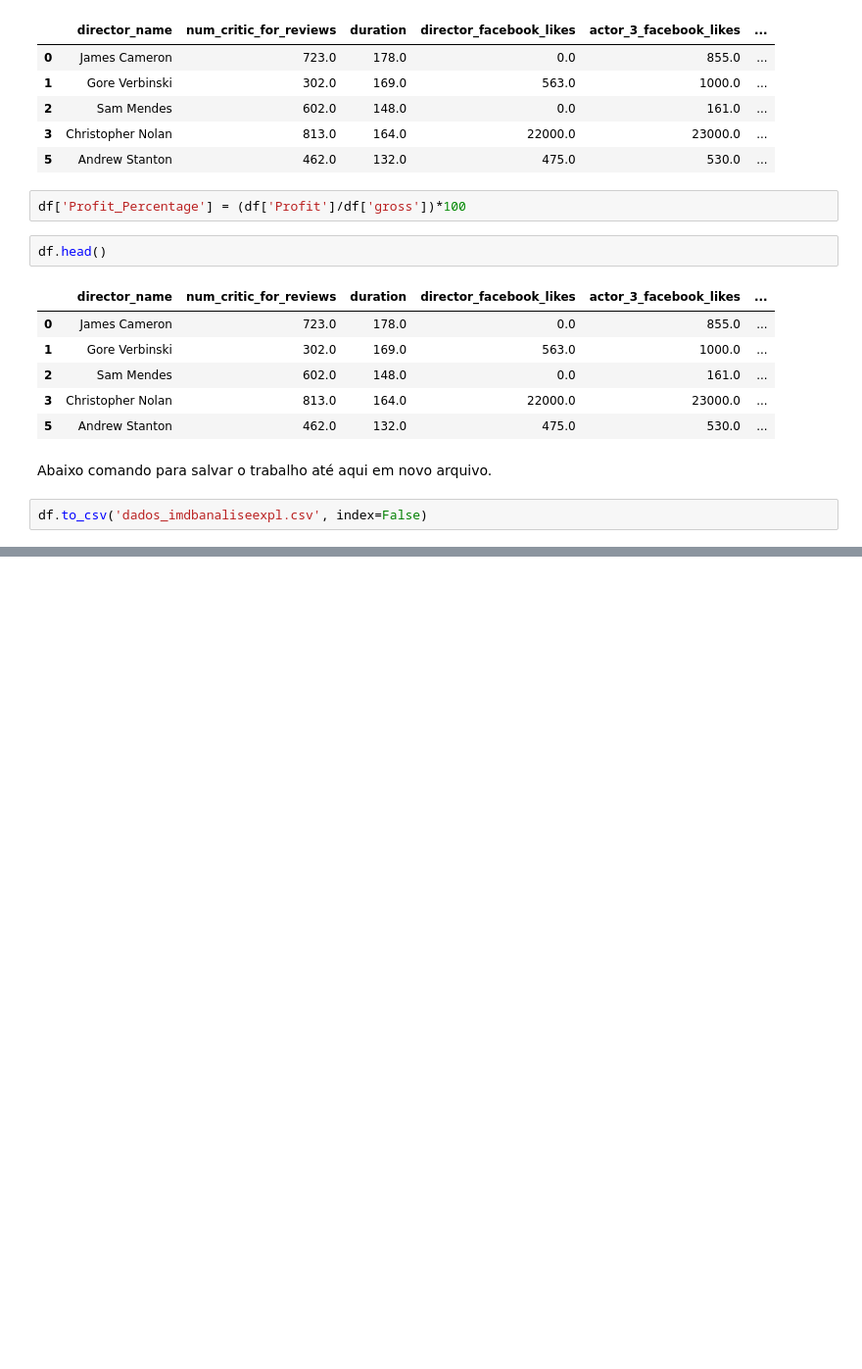
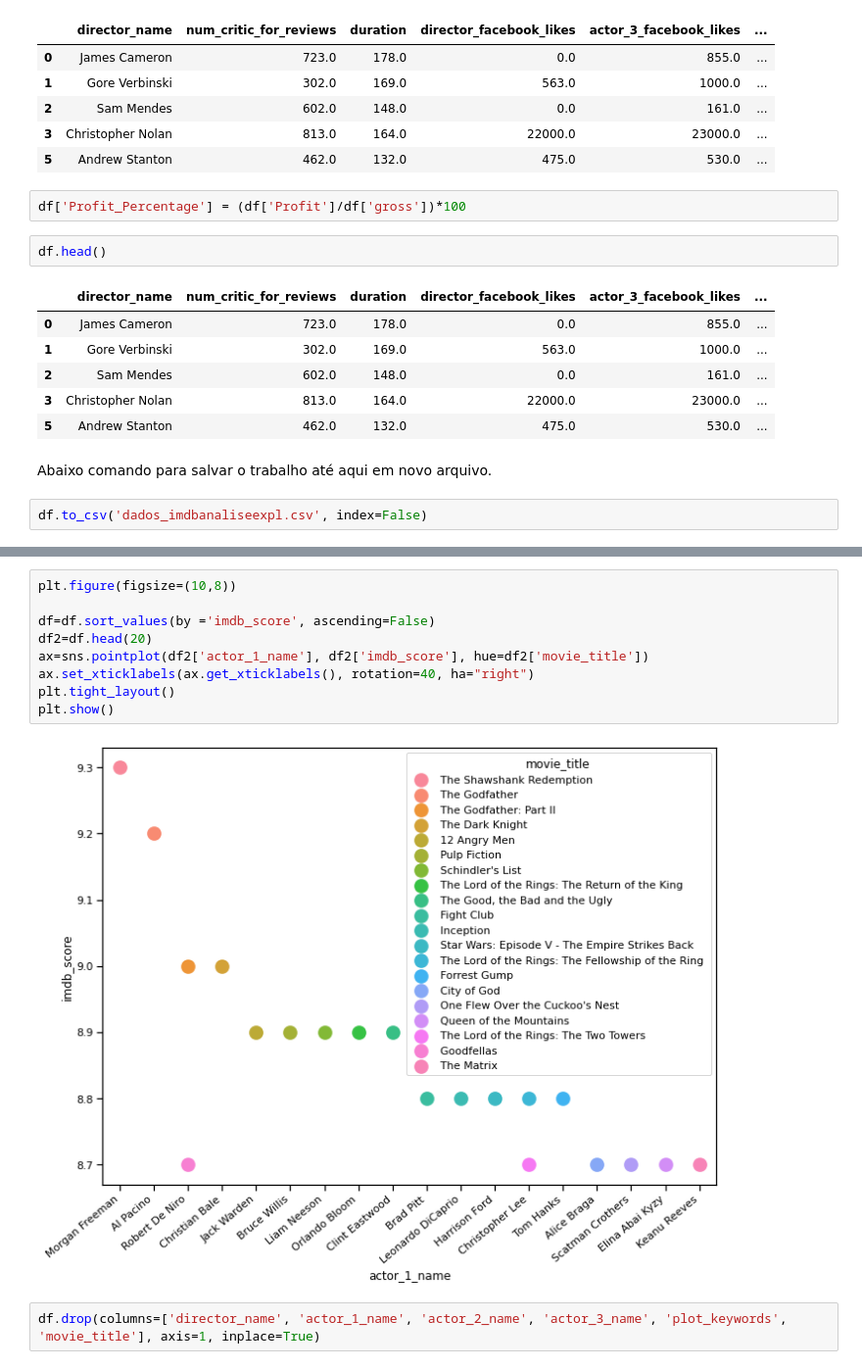
Before and after one commit to DanielaO85/Cursos_Feitos, a Jupyter notebook: ML_Programaria_atividade_3.ipynb, the cells around one changed output, grey strips where cells are left out. Shown: that part at 98% size. Saved outputs shown, nothing was run; the diff lists cells and outputs as text; blank space fills up the shorter version.

```diff
--- a/ML_Programaria_atividade_3.ipynb
+++ b/ML_Programaria_atividade_3.ipynb
@@ -265,0 +277,13 @@ stat_smooth(color='blue', span=1)
+# %%
+plt.figure(figsize=(10,8))
+
+df=df.sort_values(by ='imdb_score', ascending=False)
+df2=df.head(20)
+ax=sns.pointplot(df2['actor_1_name'], df2['imdb_score'], hue=df2['movie_title'])
+ax.set_xticklabels(ax.get_xticklabels(), rotation=40, ha="right")
+plt.tight_layout()
+plt.show()
+# %% [output]
+[figure, added]
+# %%
+df.drop(columns=['director_name', 'actor_1_name', 'actor_2_name', 'actor_3_name', 'plot_keywords', 'movie_title'], axis=1, inplace=True)
```
Also changed, not shown: parts of 39 cells of this notebook.
